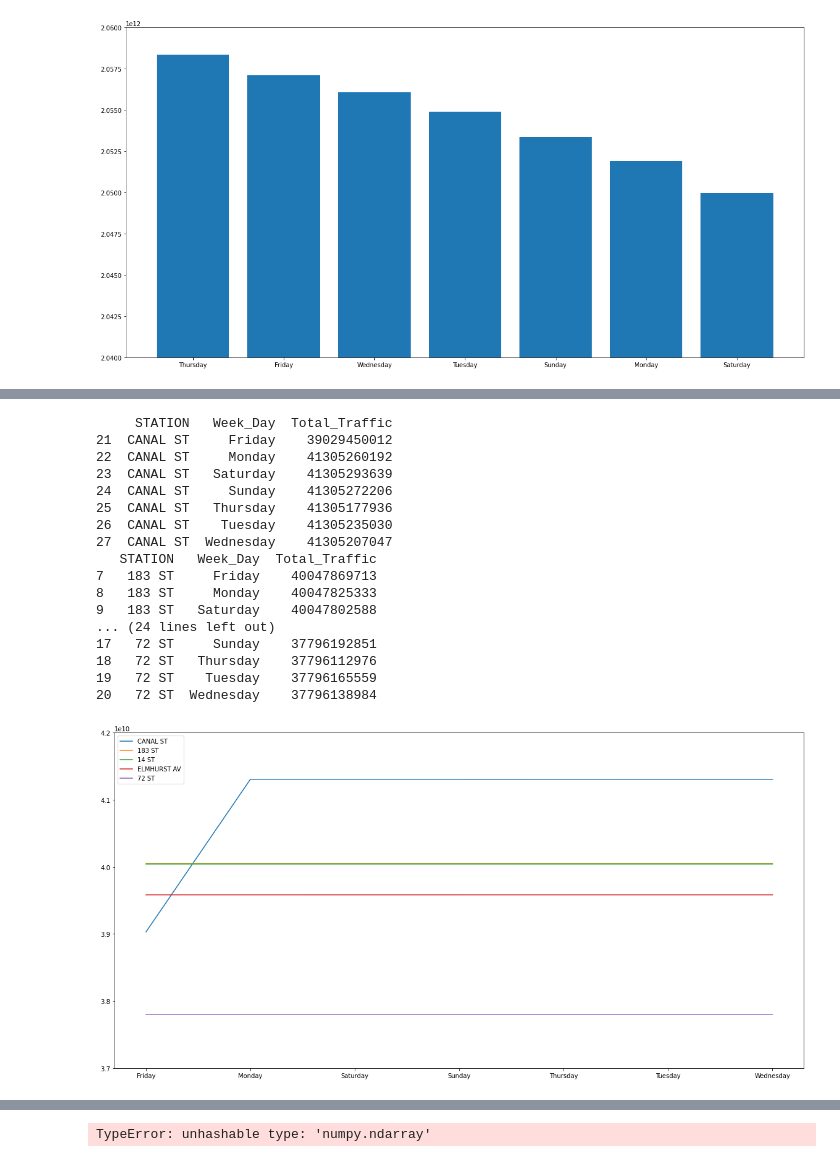
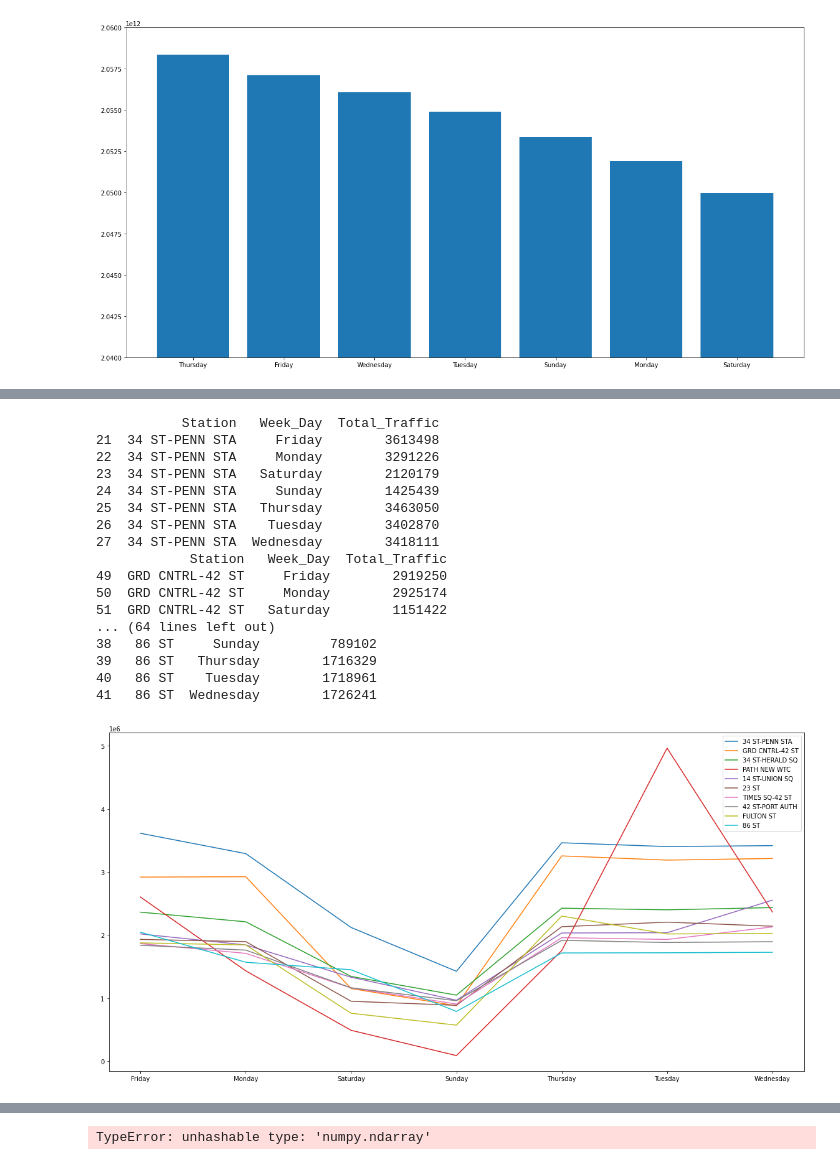
Before and after one commit to racheldilley1/mta-project-1, a Jupyter notebook: ritu_notebook.ipynb, the cells around one changed output, grey strips where cells are left out. Saved outputs shown, nothing was run; the diff lists cells and outputs as text; code cells hidden in the pictures.

```diff
--- a/ritu_notebook.ipynb
+++ b/ritu_notebook.ipynb
@@ -339,0 +390,14 @@ TypeError: Must provide 'func' or tuples of '(column, aggfunc).
+# %%
+grouped.head()
+Total_ridership = grouped.groupby(['Station']).Total_Traffic.sum().reset_index()
+# %%
+Total_ridership.sort_values(by=['Total_Traffic'],inplace = True, ascending = False)
+Total_ridership
+Top5 = Total_ridership['Station'][0:10].tolist()
+#if "CANAL ST" in Top5:
+ #   print("TRUE")
+#plt.hist(Total_ridership['Total_Traffic'])
+#station_grouped_filtered['STATION'].head()
+Top5_stations = grouped[grouped['Station'].isin(Top5)]
+Top5_stations
+Top5
@@ -340,7 +415,7 @@ TypeError: Must provide 'func' or tuples of '(column, aggfunc).
 # %%
 Total_ridership.sort_values(by=['Total_Traffic'],inplace = True, ascending = False)
 Total_ridership
-Top5 = Total_ridership['STATION'][0:5].tolist()
+Top5 = Total_ridership['STATION'][0:10].tolist()
 #if "CANAL ST" in Top5:
  #   print("TRUE")
 #plt.hist(Total_ridership['Total_Traffic'])
@@ -364,5 +438,5 @@ Top5_stations
 # %%
-Top5_station_weekly = Top5_stations.groupby(['STATION','Week_Day']).Total_Traffic.sum().reset_index()
+Top5_station_weekly = Top5_stations.groupby(['Station','Week_Day']).Total_Traffic.sum().reset_index()
 # %%
 stationlist = []
 for i in range(0,29,7):
@@ -373,27 +463,27 @@ stationlist
 # %%
 for stations in Top5:
-    station = Top5_station_weekly[Top5_station_weekly['STATION'] == stations]
+    station = Top5_station_weekly[Top5_station_weekly['Station'] == stations]
     print(station)
     plt.plot(station['Week_Day'],station['Total_Traffic'],label = stations)
-plt.ylim(37000000000,42000000000)
+#plt.ylim(37000000000,42000000000)
 plt.legend()
 plt.show()
 # %% [output]
-     STATION   Week_Day  Total_Traffic
-21  CANAL ST     Friday    39029450012
-22  CANAL ST     Monday    41305260192
-23  CANAL ST   Saturday    41305293639
-24  CANAL ST     Sunday    41305272206
-25  CANAL ST   Thursday    41305177936
-26  CANAL ST    Tuesday    41305235030
-27  CANAL ST  Wednesday    41305207047
-   STATION   Week_Day  Total_Traffic
-7   183 ST     Friday    40047869713
-8   183 ST     Monday    40047825333
-9   183 ST   Saturday    40047802588
-... (24 lines left out)
-17   72 ST     Sunday    37796192851
-18   72 ST   Thursday    37796112976
-19   72 ST    Tuesday    37796165559
-20   72 ST  Wednesday    37796138984
+           Station   Week_Day  Total_Traffic
+21  34 ST-PENN STA     Friday        3613498
+22  34 ST-PENN STA     Monday        3291226
+23  34 ST-PENN STA   Saturday        2120179
+24  34 ST-PENN STA     Sunday        1425439
+25  34 ST-PENN STA   Thursday        3463050
+26  34 ST-PENN STA    Tuesday        3402870
+27  34 ST-PENN STA  Wednesday        3418111
+            Station   Week_Day  Total_Traffic
+49  GRD CNTRL-42 ST     Friday        2919250
+50  GRD CNTRL-42 ST     Monday        2925174
+51  GRD CNTRL-42 ST   Saturday        1151422
+... (64 lines left out)
+38   86 ST     Sunday         789102
+39   86 ST   Thursday        1716329
+40   86 ST    Tuesday        1718961
+41   86 ST  Wednesday        1726241
-[figure, old version]
+[figure, new version]
```
Also changed, not shown: parts of 19 cells of this notebook.
